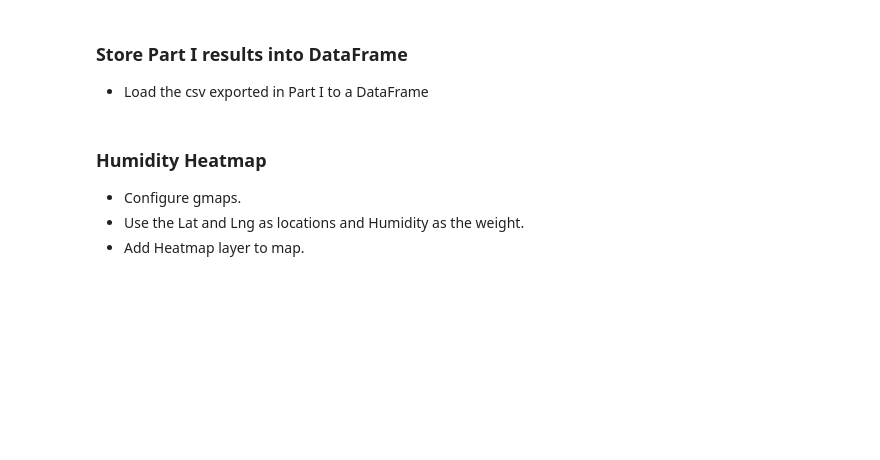
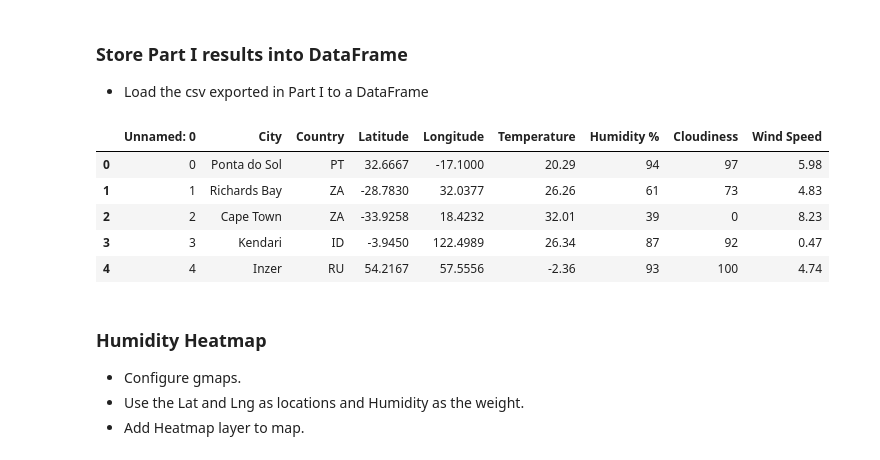
Before and after one commit to MSufra/python-api-challenge, a Jupyter notebook: VacationPy/VacationPy.ipynb, the cells around one changed output. Saved outputs shown, nothing was run; the diff lists cells and outputs as text; code cells hidden in the pictures; blank space fills up the shorter version.

```diff
--- a/VacationPy/VacationPy.ipynb
+++ b/VacationPy/VacationPy.ipynb
@@ -22,6 +20,18 @@ ModuleNotFoundError: No module named 'api_keys'
 # %% [markdown]
 ### Store Part I results into DataFrame
 * Load the csv exported in Part I to a DataFrame
+# %%
+file = '../output_data/city_data.csv'
+cities_df = pd.read_csv(file)
+
+cities_df.head()
+# %% [output]
+|  | Unnamed: 0 | City | Country | Latitude | Longitude | Temperature | Humidity % | Cloudiness | Wind Speed |
+| 0 | 0 | Ponta do Sol | PT | 32.6667 | -17.1000 | 20.29 | 94 | 97 | 5.98 |
+| 1 | 1 | Richards Bay | ZA | -28.7830 | 32.0377 | 26.26 | 61 | 73 | 4.83 |
+| 2 | 2 | Cape Town | ZA | -33.9258 | 18.4232 | 32.01 | 39 | 0 | 8.23 |
+| 3 | 3 | Kendari | ID | -3.9450 | 122.4989 | 26.34 | 87 | 92 | 0.47 |
+| 4 | 4 | Inzer | RU | 54.2167 | 57.5556 | -2.36 | 93 | 100 | 4.74 |
 # %% [markdown]
 ### Humidity Heatmap
 * Configure gmaps.
```
Also changed, not shown: parts of 6 cells of this notebook, 7 other files.
